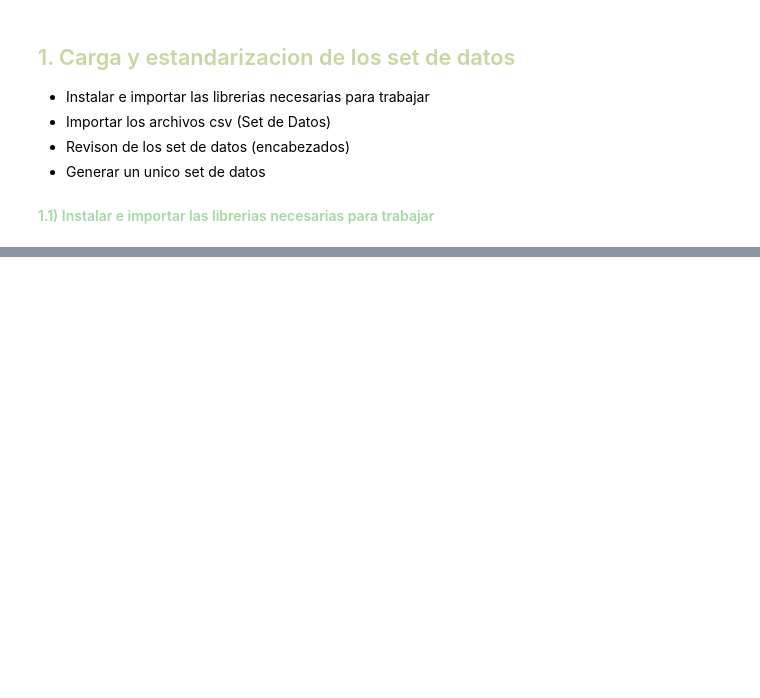
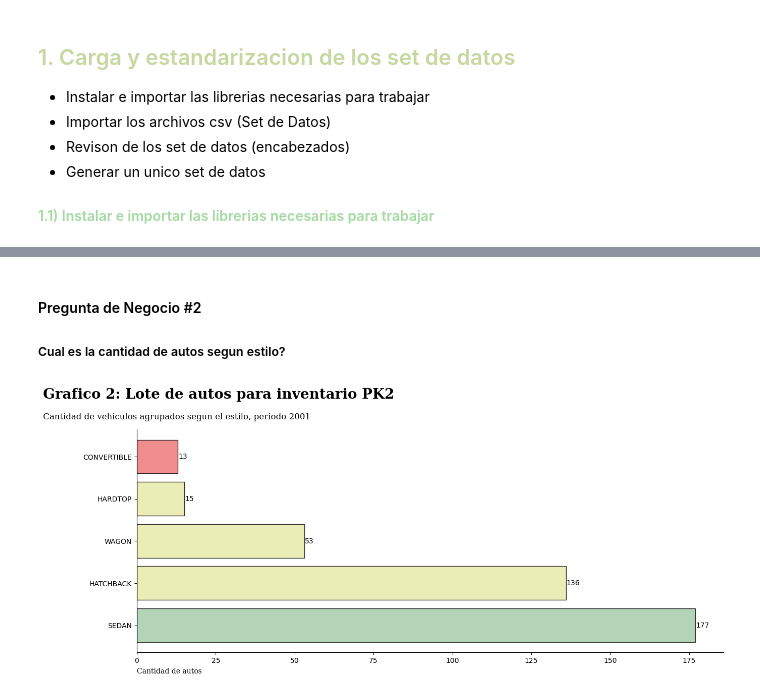
Before and after one commit to DanHer9/AnalisisDatos, a Jupyter notebook: EDA_Carros.ipynb, the cells around one changed output, grey strips where cells are left out. Drawn from its saved outputs; the diff is of its cells as text; code cells hidden in the pictures; blank space fills up the shorter version.

```diff
--- a/EDA_Carros.ipynb
+++ b/EDA_Carros.ipynb
@@ -30,0 +770,72 @@
+# %% [markdown]
+<h4>Pregunta de Negocio #2</h4>
+<h5>Cual es la cantidad de autos segun estilo?</h5>
+# %%
+dfAgrupado = agrupaYcuenta(dfAutos, 'style', False)
+
+#----------------------------GRAFICO DE BARRAS HORIZONTALES-----------------------------------#
+
+fig, ax = plt.subplots(1,1, figsize=(15,6.9), dpi=100)
+
+etiquetasBarras = dfAgrupado.index.tolist()
+valores = dfAgrupado['cantidad'].tolist()
+
+#Nuevooo
+
+ypos = np.arange(len(etiquetasBarras))
+colores = ["#a2caa5","#e5eaa4","#e5eaa4","#e5eaa4","#eb7072"]
+
+barras = ax.barh(ypos, valores, color = colores, align = 'center', alpha=0.8, edgecolor='black')
+ax.set_yticks(ypos, labels=etiquetasBarras)
+#---------------------------------------------------------------------------------------------#
+#-----------------------------Configuracion estetica del grafico------------------------------#
+#---------------------------------------------------------------------------------------------#
+
+titulo = "Grafico 2: Lote de autos para inventario PK2"
+plt.suptitle(titulo,
+            horizontalalignment = 'left',
+            x = 0.001,
+            y = 0.87,
+            transform = fig.transFigure,
+            fontsize = 20,
+            fontweight = 'bold',
+            fontfamily = 'serif')
+subtitulo = "Cantidad de vehiculos agrupados segun el estilo, periodo 2001"
+ax.set_title(subtitulo,
+            ha = 'left',
+            x = 0.001,
+            y = 0.78,
+            transform = fig.transFigure,
+            fontsize = 12,
+            fontweight = 'regular',
+            fontfamily = 'serif')
+
+etiquetax = "Cantidad de autos"
+ax.set_xlabel(etiquetax,
+             ha = 'left',
+             fontsize = 10,
+             fontweight = 'regular',
+             fontfamily = 'serif')
+
+#etiquetay = "Cantidad de autos"
+#ax.set_ylabel(etiquetay,
+#             ha = 'left',
+#             fontsize = 10,
+#             fontweight = 'regular',
+#             fontfamily = 'serif')
+
+ax.xaxis.set_label_coords(x=0, y = - 0.07, transform = ax.transAxes)
+#ax.yaxis.set_label_coords(x=-0.05, y = 0.68, transform = ax.transAxes)
+
+#---------------------------------------------------------------------------------------------#
+#-------------------------------Crear etiqueta para cada barra--------------------------------#
+#---------------------------------------------------------------------------------------------#
+for barra in barras:
+    width = barra.get_width()
+    ax.text(width + 0.20, barra.get_y() + barra.get_height() / 2,f'{width:.0f}' , ha='left', va='center', fontsize=10, color='black')
+#---------------------------------------------------------------------------------------------#
+
+plt.subplots_adjust(top = 0.75)
+plt.show()
+# %% [output]
+[figure, added]
```
Also changed, not shown: parts of 85 cells of this notebook.
